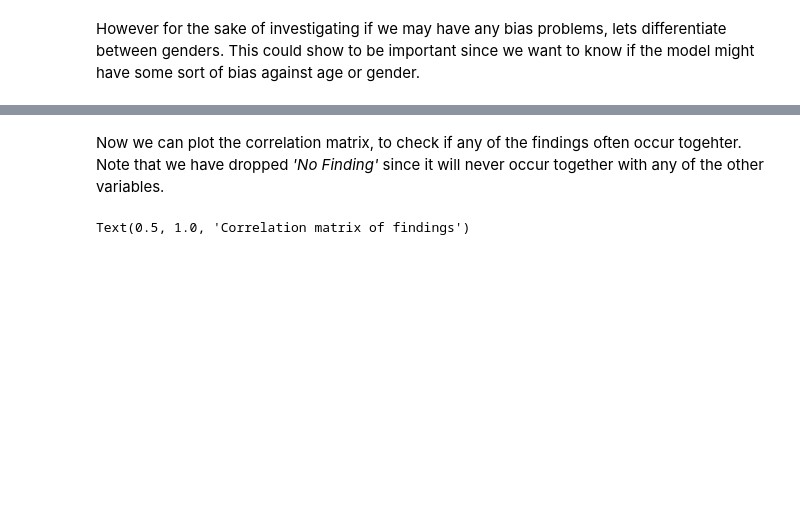
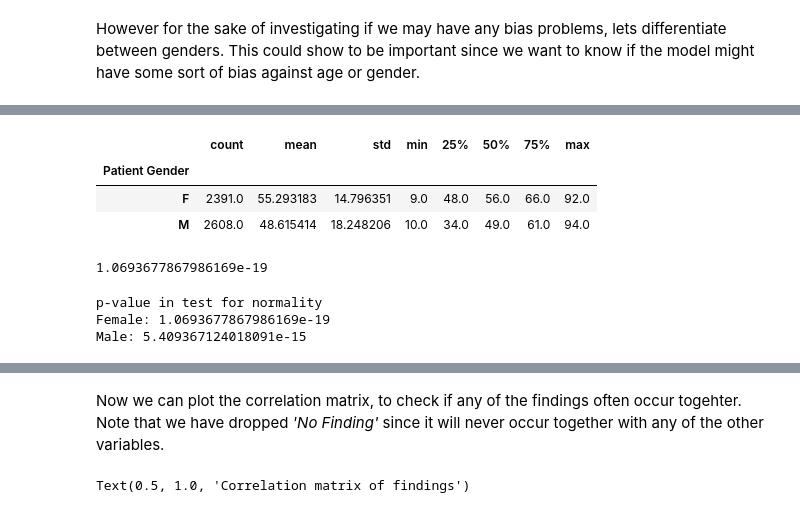
Before and after one commit to yeric1789/CMSC320_Final_Project, a Jupyter notebook: NoteBookFinalProject.ipynb, the cells around one changed output, grey strips where cells are left out. Saved outputs shown, nothing was run; the diff lists cells and outputs as text; code cells hidden in the pictures; blank space fills up the shorter version.

Commit message:
Made statistical tests, and tried some more training (let me know If I overwrote something Noah)

```diff
--- a/NoteBookFinalProject.ipynb
+++ b/NoteBookFinalProject.ipynb
@@ -150,0 +146,23 @@ gender_df
+# %%
+gender_df = data.groupby('Patient Gender')
+female, male = data[data['Patient Gender'] == 'F']['Patient Age'], data[data['Patient Gender'] == 'M']['Patient Age']
+gender_df['Patient Age'].describe()
+# %% [output]
+|  | count | mean | std | min | 25% | 50% | 75% | max |
+| Patient Gender |  |  |  |  |  |  |  |  |
+| F | 2391.0 | 55.293183 | 14.796351 | 9.0 | 48.0 | 56.0 | 66.0 | 92.0 |
+| M | 2608.0 | 48.615414 | 18.248206 | 10.0 | 34.0 | 49.0 | 61.0 | 94.0 |
+# %%
+shapiro(female).pvalue
+# %% [output]
+1.0693677867986169e-19
+# %%
+# The Shapiro-Wilk test
+female_pval = shapiro(female).pvalue
+male_pval = shapiro(male).pvalue
+string = f'p-value in test for normality \nFemale: {female_pval} \nMale: {male_pval}'
+print(string)
+# %% [output]
+p-value in test for normality
+Female: 1.0693677867986169e-19
+Male: 5.409367124018091e-15
```
Also changed, not shown: parts of 23 cells of this notebook.
